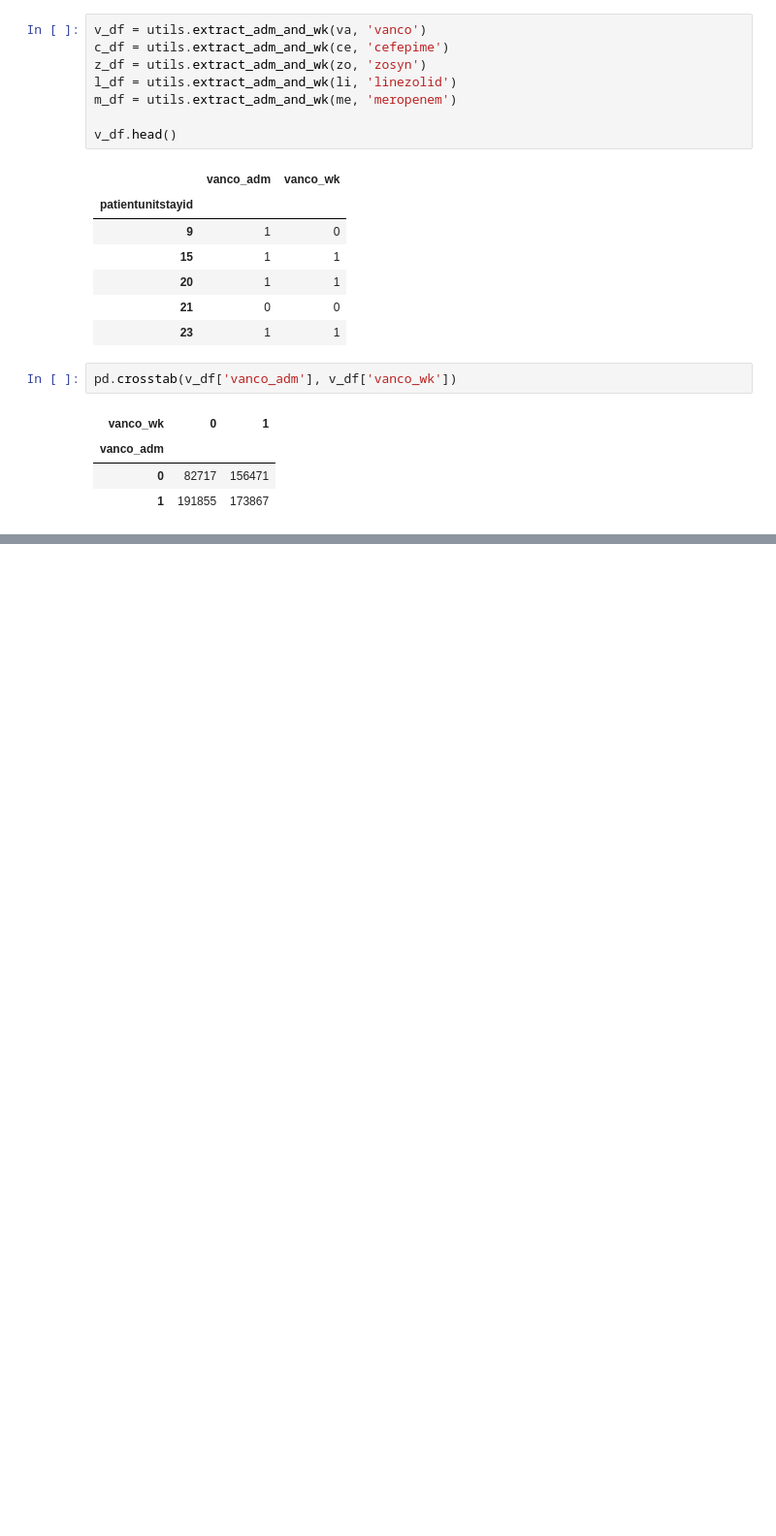
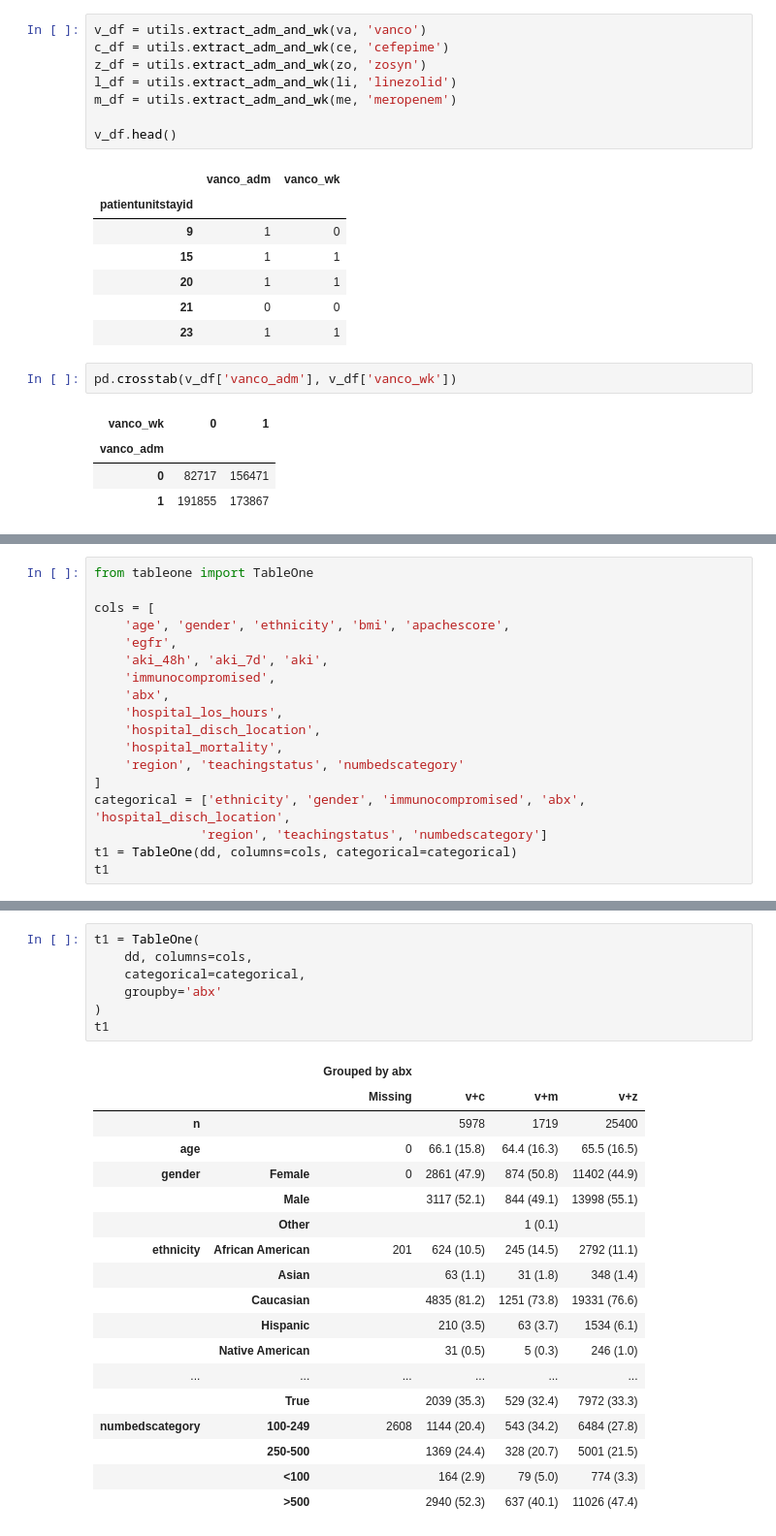
Before and after one commit to MIT-LCP/vancomycin-nephrotoxicity, a Jupyter notebook: multiple-drug-analysis.ipynb, the cells around one changed output, grey strips where cells are left out. Shown at 97% size. Cells and saved outputs as stored; diff of their text form; blank space fills up the shorter version.

```diff
--- a/multiple-drug-analysis.ipynb
+++ b/multiple-drug-analysis.ipynb
@@ -157,0 +266,18 @@ Before we do that, we can get an idea of how often these drugs are administered
+# %%
+from tableone import TableOne
+
+cols = [
+    'age', 'gender', 'ethnicity', 'bmi', 'apachescore',
+    'egfr',
+    'aki_48h', 'aki_7d', 'aki',
+    'immunocompromised',
+    'abx',
+    'hospital_los_hours',
+    'hospital_disch_location',
+    'hospital_mortality',
+    'region', 'teachingstatus', 'numbedscategory'
+]
+categorical = ['ethnicity', 'gender', 'immunocompromised', 'abx', 'hospital_disch_location',
+              'region', 'teachingstatus', 'numbedscategory']
+t1 = TableOne(dd, columns=cols, categorical=categorical)
+t1
@@ -157,0 +305,26 @@ Before we do that, we can get an idea of how often these drugs are administered
+# %%
+t1 = TableOne(
+    dd, columns=cols,
+    categorical=categorical,
+    groupby='abx'
+)
+t1
+# %% [output]
+|  |  | Grouped by abx |  |  |  |
+|  |  | Missing | v+c | v+m | v+z |
+| n |  |  | 5978 | 1719 | 25400 |
+| age |  | 0 | 66.1 (15.8) | 64.4 (16.3) | 65.5 (16.5) |
+| gender | Female | 0 | 2861 (47.9) | 874 (50.8) | 11402 (44.9) |
+|  | Male |  | 3117 (52.1) | 844 (49.1) | 13998 (55.1) |
+|  | Other |  |  | 1 (0.1) |  |
+| ethnicity | African American | 201 | 624 (10.5) | 245 (14.5) | 2792 (11.1) |
+|  | Asian |  | 63 (1.1) | 31 (1.8) | 348 (1.4) |
+|  | Caucasian |  | 4835 (81.2) | 1251 (73.8) | 19331 (76.6) |
+|  | Hispanic |  | 210 (3.5) | 63 (3.7) | 1534 (6.1) |
+|  | Native American |  | 31 (0.5) | 5 (0.3) | 246 (1.0) |
+| ... | ... | ... | ... | ... | ... |
+|  | True |  | 2039 (35.3) | 529 (32.4) | 7972 (33.3) |
+| numbedscategory | 100-249 | 2608 | 1144 (20.4) | 543 (34.2) | 6484 (27.8) |
+|  | 250-500 |  | 1369 (24.4) | 328 (20.7) | 5001 (21.5) |
+|  | <100 |  | 164 (2.9) | 79 (5.0) | 774 (3.3) |
+|  | >500 |  | 2940 (52.3) | 637 (40.1) | 11026 (47.4) |
```
Also changed, not shown: parts of 48 cells of this notebook.
